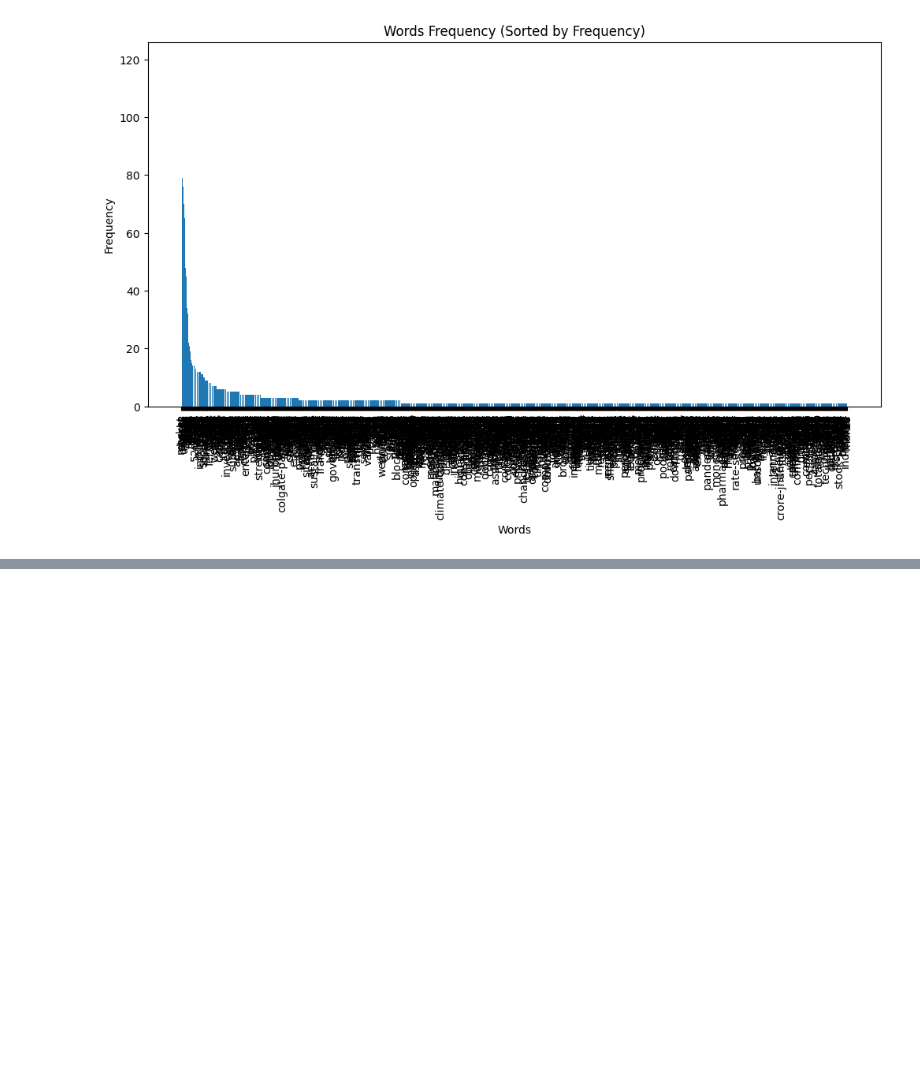
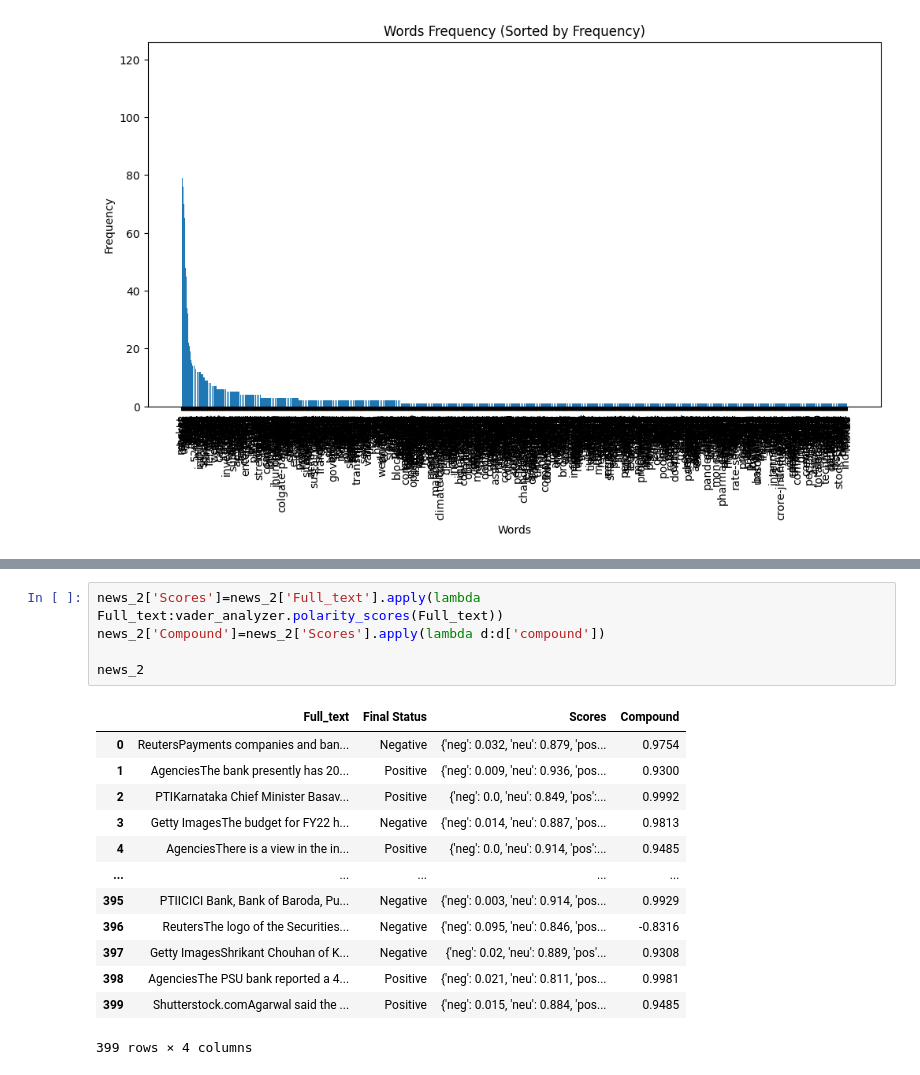
Before and after one commit to rnribeiro/NLP_FEUP, a Jupyter notebook: main.ipynb, the cells around one changed output, grey strips where cells are left out. Drawn from its saved outputs; the diff is of its cells as text; blank space fills up the shorter version.

```diff
--- a/main.ipynb
+++ b/main.ipynb
@@ -262,0 +274,19 @@ plt.show()
+# %%
+news_2['Scores']=news_2['Full_text'].apply(lambda Full_text:vader_analyzer.polarity_scores(Full_text))
+news_2['Compound']=news_2['Scores'].apply(lambda d:d['compound'])
+
+news_2
+# %% [output]
+|  | Full_text | Final Status | Scores | Compound |
+| 0 | ReutersPayments companies and ban... | Negative | {'neg': 0.032, 'neu': 0.879, 'pos... | 0.9754 |
+| 1 | AgenciesThe bank presently has 20... | Positive | {'neg': 0.009, 'neu': 0.936, 'pos... | 0.9300 |
+| 2 | PTIKarnataka Chief Minister Basav... | Positive | {'neg': 0.0, 'neu': 0.849, 'pos':... | 0.9992 |
+| 3 | Getty ImagesThe budget for FY22 h... | Negative | {'neg': 0.014, 'neu': 0.887, 'pos... | 0.9813 |
+| 4 | AgenciesThere is a view in the in... | Positive | {'neg': 0.0, 'neu': 0.914, 'pos':... | 0.9485 |
+| ... | ... | ... | ... | ... |
+| 395 | PTIICICI Bank, Bank of Baroda, Pu... | Negative | {'neg': 0.003, 'neu': 0.914, 'pos... | 0.9929 |
+| 396 | ReutersThe logo of the Securities... | Negative | {'neg': 0.095, 'neu': 0.846, 'pos... | -0.8316 |
+| 397 | Getty ImagesShrikant Chouhan of K... | Negative | {'neg': 0.02, 'neu': 0.889, 'pos'... | 0.9308 |
+| 398 | AgenciesThe PSU bank reported a 4... | Positive | {'neg': 0.021, 'neu': 0.811, 'pos... | 0.9981 |
+| 399 | Shutterstock.comAgarwal said the ... | Positive | {'neg': 0.015, 'neu': 0.884, 'pos... | 0.9485 |
+399 rows × 4 columns
```
Also changed, not shown: parts of 3 cells of this notebook, 1 other file.
